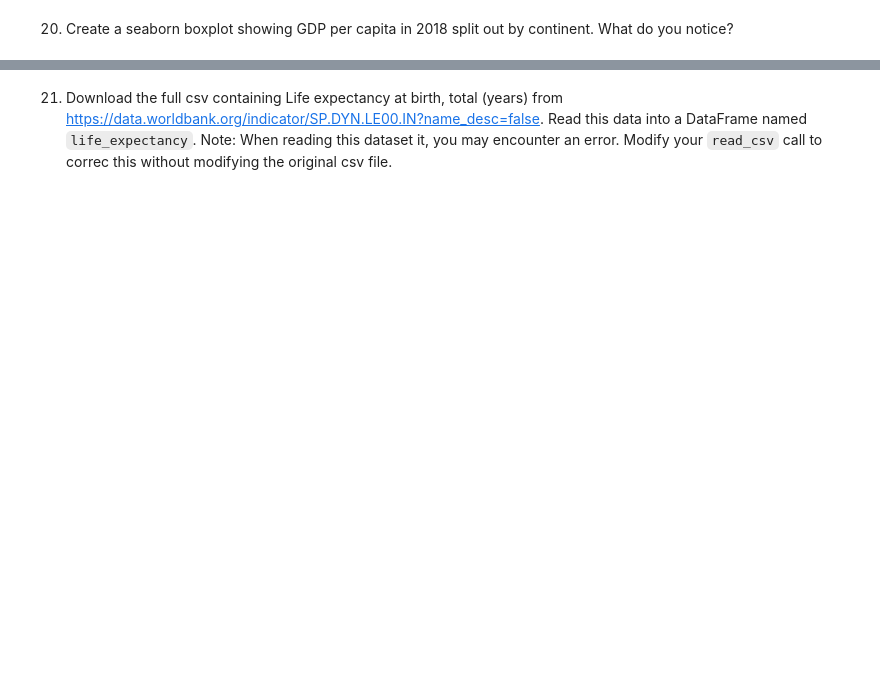
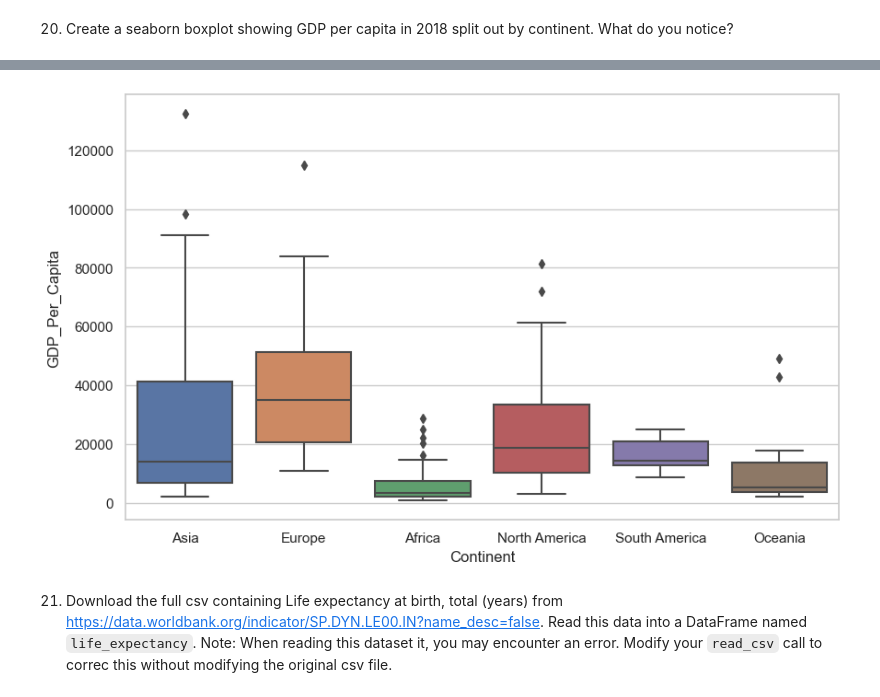
Before and after one commit to nss-data-science-cohort-7/un-exploration-brigancer, a Jupyter notebook: notebooks/UN_Data_Exploration.ipynb, the cells around one changed output, grey strips where cells are left out. Drawn from its saved outputs; the diff is of its cells as text; code cells hidden in the pictures; blank space fills up the shorter version.

```diff
--- a/notebooks/UN_Data_Exploration.ipynb
+++ b/notebooks/UN_Data_Exploration.ipynb
@@ -402,2 +437,5 @@ ValueError: Could not interpret input 'Continent'
 # %% [markdown]
 20. Create a seaborn boxplot showing GDP per capita in 2018 split out by continent. What do you notice?
+# %%
+gdp_2018_cont = gdp_df.loc[gdp_df['Year']==2018]
+gdp_2018_cont.head(5)
@@ -404,2 +449,7 @@ ValueError: Could not interpret input 'Continent'
+# %%
+plt.figure(figsize = (10,6))
+sns.boxplot(y = gdp_2018_cont['GDP_Per_Capita'], x=gdp_2018_cont['Continent']);
+# %% [output]
+[figure, added]
 # %% [markdown]
 21. Download the full csv containing Life expectancy at birth, total (years) from [https://data.worldbank.org/indicator/SP.DYN.LE00.IN?name_desc=false](https://data.worldbank.org/indicator/SP.DYN.LE00.IN?name_desc=false). Read this data into a DataFrame named `life_expectancy`. Note: When reading this dataset it, you may encounter an error. Modify your `read_csv` call to correc this without modifying the original csv file.
```
Also changed, not shown: parts of 15 cells of this notebook.
